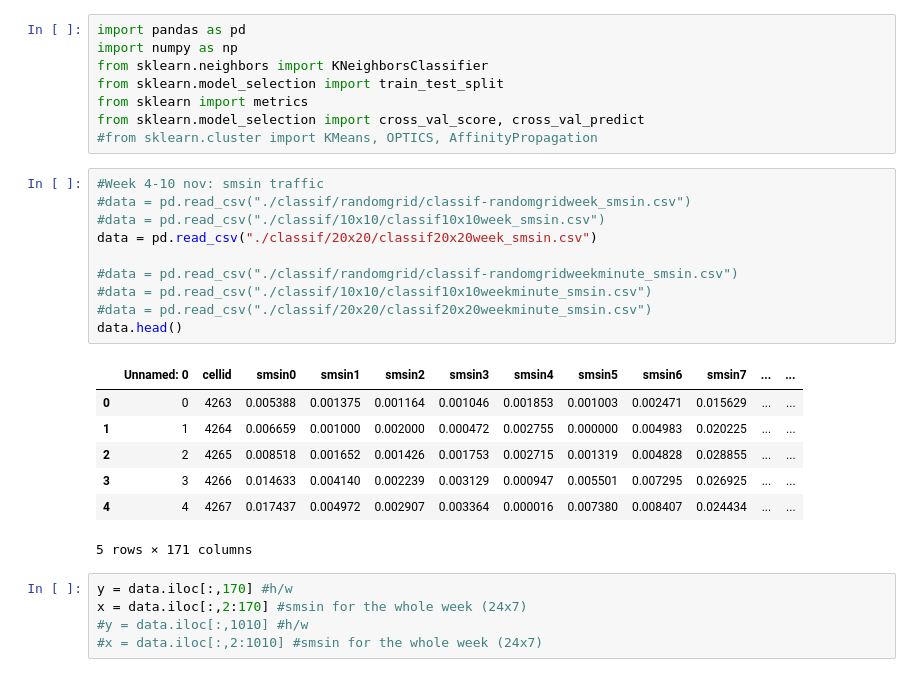
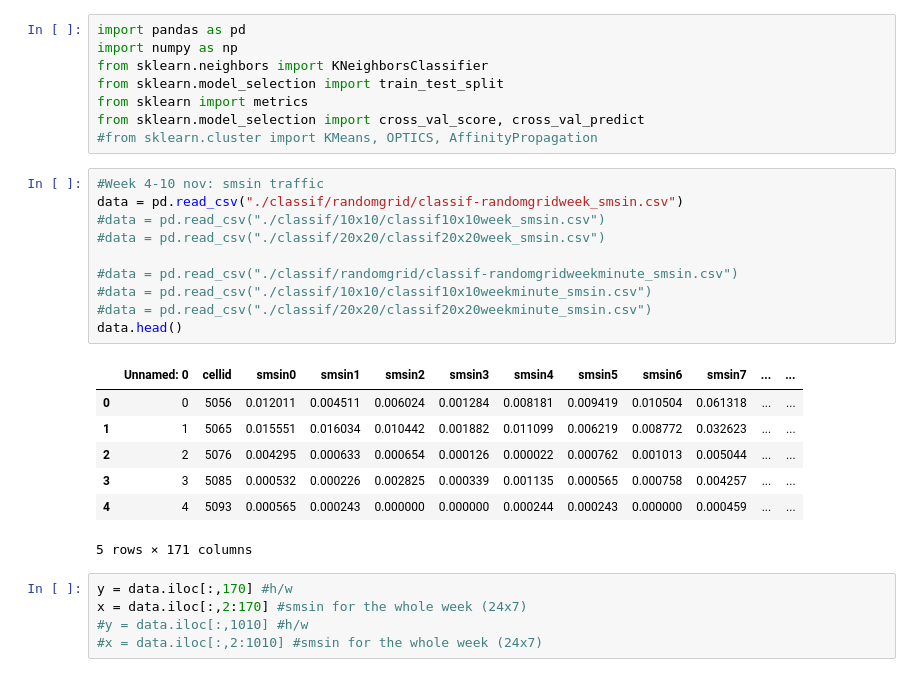
Before and after one commit to mendozamanu/milan-mobility, a Jupyter notebook: kNN-week.ipynb, the cells around one changed output. Cells and saved outputs as stored; diff of their text form.

```diff
--- a/kNN-week.ipynb
+++ b/kNN-week.ipynb
@@ -8,21 +8,21 @@ from sklearn.model_selection import cross_val_score, cross_val_predict
 #from sklearn.cluster import KMeans, OPTICS, AffinityPropagation
 # %%
 #Week 4-10 nov: smsin traffic
-#data = pd.read_csv("./classif/randomgrid/classif-randomgridweek_smsin.csv")
+data = pd.read_csv("./classif/randomgrid/classif-randomgridweek_smsin.csv")
 #data = pd.read_csv("./classif/10x10/classif10x10week_smsin.csv")
-data = pd.read_csv("./classif/20x20/classif20x20week_smsin.csv")
+#data = pd.read_csv("./classif/20x20/classif20x20week_smsin.csv")
 
 #data = pd.read_csv("./classif/randomgrid/classif-randomgridweekminute_smsin.csv")
 #data = pd.read_csv("./classif/10x10/classif10x10weekminute_smsin.csv")
 #data = pd.read_csv("./classif/20x20/classif20x20weekminute_smsin.csv")
 data.head()
 # %% [output]
 |  | Unnamed: 0 | cellid | smsin0 | smsin1 | smsin2 | smsin3 | smsin4 | smsin5 | smsin6 | smsin7 | ... | ... |
-| 0 | 0 | 4263 | 0.005388 | 0.001375 | 0.001164 | 0.001046 | 0.001853 | 0.001003 | 0.002471 | 0.015629 | ... | ... |
-| 1 | 1 | 4264 | 0.006659 | 0.001000 | 0.002000 | 0.000472 | 0.002755 | 0.000000 | 0.004983 | 0.020225 | ... | ... |
-| 2 | 2 | 4265 | 0.008518 | 0.001652 | 0.001426 | 0.001753 | 0.002715 | 0.001319 | 0.004828 | 0.028855 | ... | ... |
-| 3 | 3 | 4266 | 0.014633 | 0.004140 | 0.002239 | 0.003129 | 0.000947 | 0.005501 | 0.007295 | 0.026925 | ... | ... |
-| 4 | 4 | 4267 | 0.017437 | 0.004972 | 0.002907 | 0.003364 | 0.000016 | 0.007380 | 0.008407 | 0.024434 | ... | ... |
+| 0 | 0 | 5056 | 0.012011 | 0.004511 | 0.006024 | 0.001284 | 0.008181 | 0.009419 | 0.010504 | 0.061318 | ... | ... |
+| 1 | 1 | 5065 | 0.015551 | 0.016034 | 0.010442 | 0.001882 | 0.011099 | 0.006219 | 0.008772 | 0.032623 | ... | ... |
+| 2 | 2 | 5076 | 0.004295 | 0.000633 | 0.000654 | 0.000126 | 0.000022 | 0.000762 | 0.001013 | 0.005044 | ... | ... |
+| 3 | 3 | 5085 | 0.000532 | 0.000226 | 0.002825 | 0.000339 | 0.001135 | 0.000565 | 0.000758 | 0.004257 | ... | ... |
+| 4 | 4 | 5093 | 0.000565 | 0.000243 | 0.000000 | 0.000000 | 0.000244 | 0.000243 | 0.000000 | 0.000459 | ... | ... |
 5 rows × 171 columns
 # %%
 y = data.iloc[:,170] #h/w
```
Also changed, not shown: parts of 9 cells of this notebook, 5 other files.
